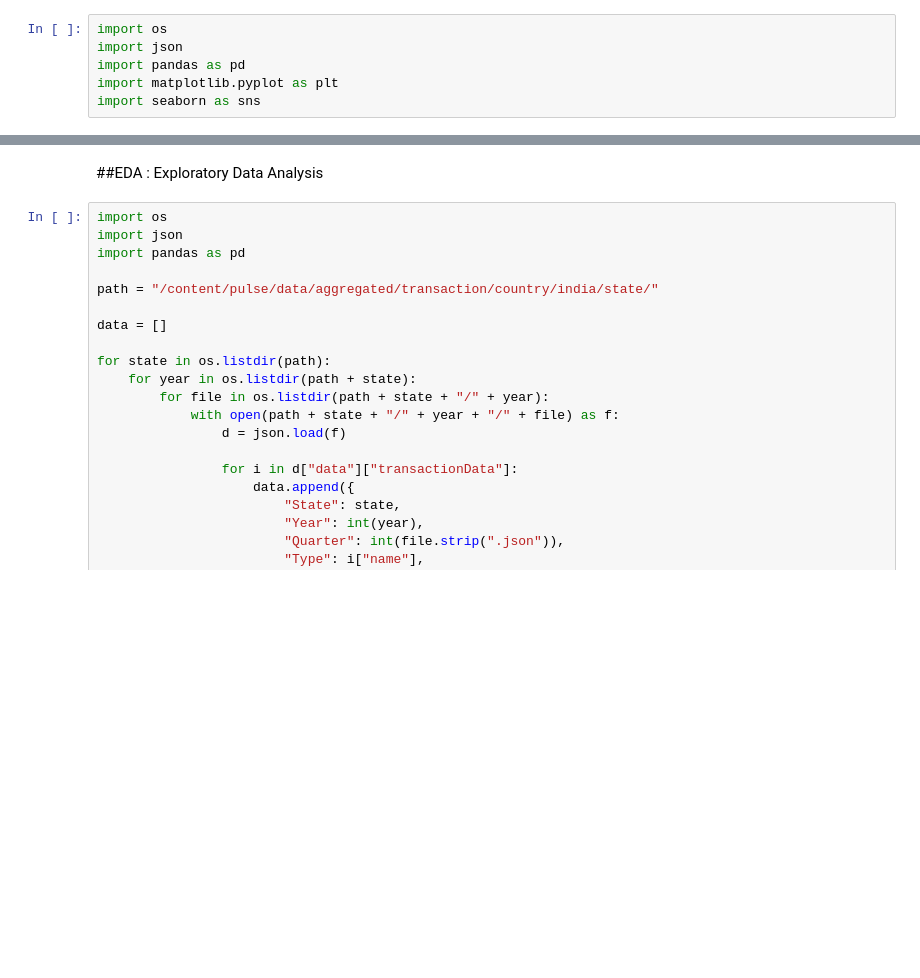
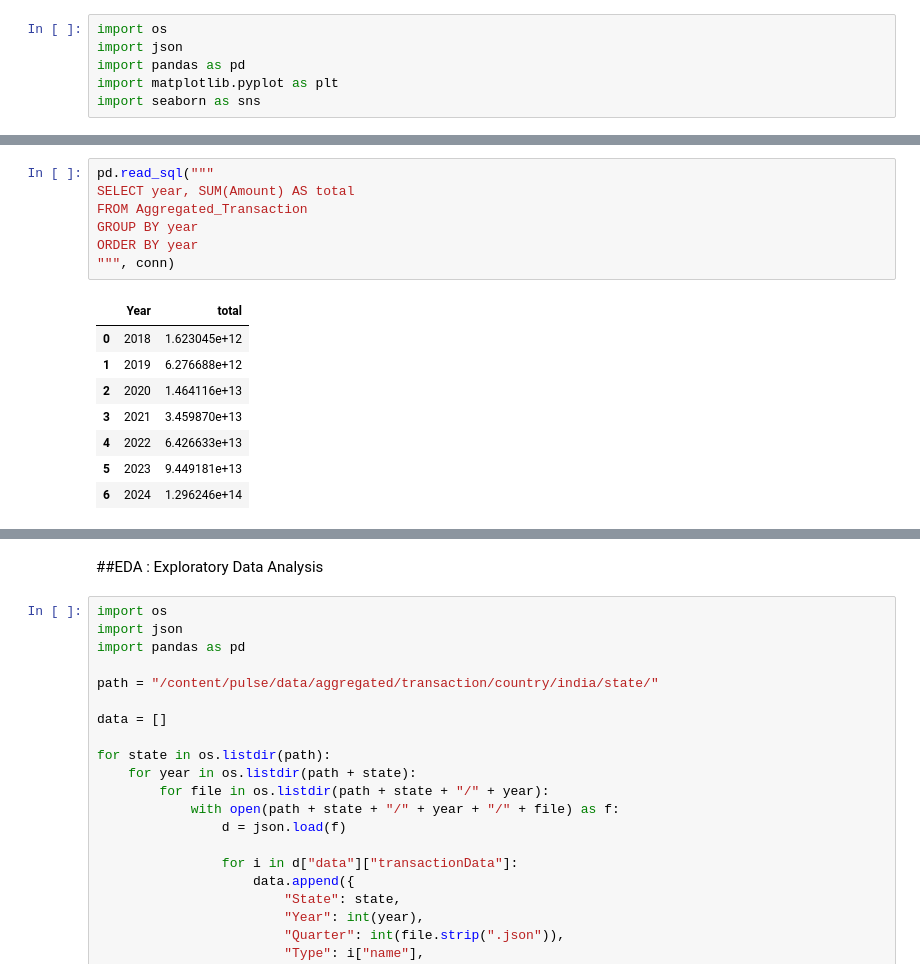
Before and after one commit to 007pushkar/Phone-pay-analysis, a Jupyter notebook: Phone_pay_Analysis.ipynb, the cells around one changed output, grey strips where cells are left out. Saved outputs shown, nothing was run; the diff lists cells and outputs as text; blank space fills up the shorter version.

```diff
--- a/Phone_pay_Analysis.ipynb
+++ b/Phone_pay_Analysis.ipynb
@@ -55,0 +149,16 @@ df.head()
+# %%
+pd.read_sql("""
+SELECT year, SUM(Amount) AS total
+FROM Aggregated_Transaction
+GROUP BY year
+ORDER BY year
+""", conn)
+# %% [output]
+|  | Year | total |
+| 0 | 2018 | 1.623045e+12 |
+| 1 | 2019 | 6.276688e+12 |
+| 2 | 2020 | 1.464116e+13 |
+| 3 | 2021 | 3.459870e+13 |
+| 4 | 2022 | 6.426633e+13 |
+| 5 | 2023 | 9.449181e+13 |
+| 6 | 2024 | 1.296246e+14 |
```
Also changed, not shown: parts of 12 cells of this notebook.
